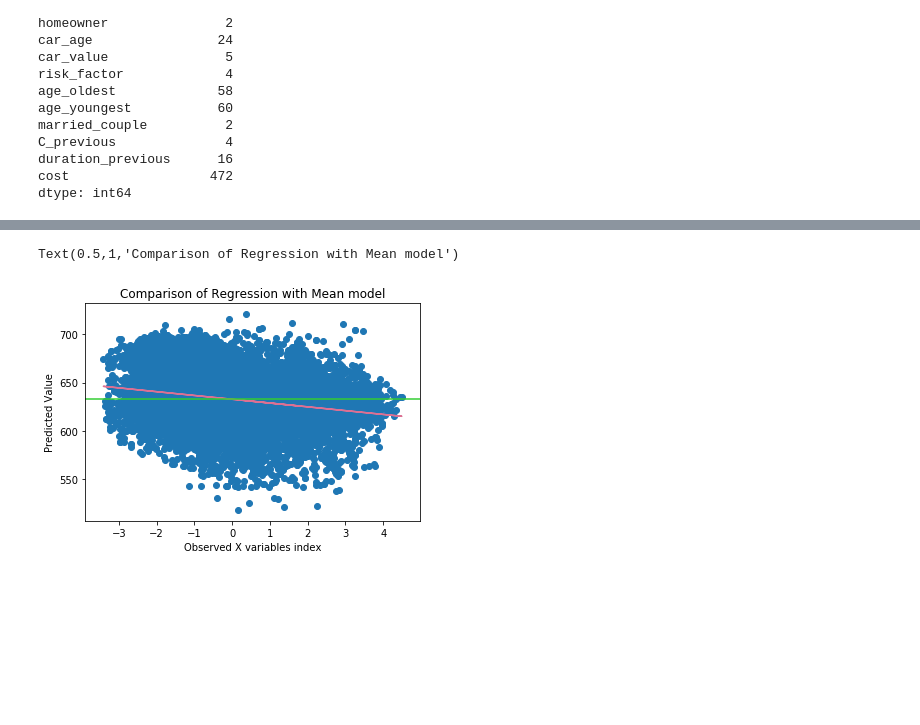
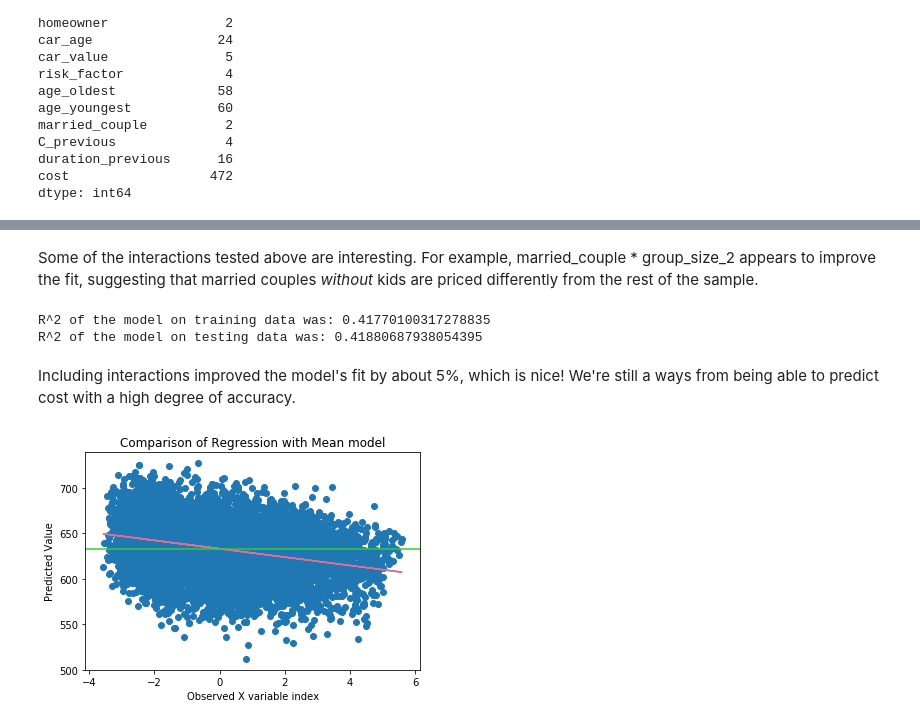
Before and after one commit to drewmalter12/AI-ML_Workshop, a Jupyter notebook: lab-regression-insurance.ipynb, the cells around one changed output, grey strips where cells are left out. Drawn from its saved outputs; the diff is of its cells as text; code cells hidden in the pictures; blank space fills up the shorter version.

Commit message:
add Bokeh and interactions

```diff
--- a/lab-regression-insurance.ipynb
+++ b/lab-regression-insurance.ipynb
@@ -340,6 +347,6 @@ df = pd.get_dummies(df,
 # %%
 y = df['cost']
-X = df.drop(columns=['cost', 'location', 'shopping_pt', 'age_youngest'])
+X = df.drop(columns=['cost', 'location', 'shopping_pt', 'age_youngest', 'day'])
 # %%
 lm = linear_model.LinearRegression()
 
@@ -397,7 +404,7 @@ strong multicollinearity or other numerical problems.
 import pylab
 import scipy.stats as stats
 
-idx = np.random.choice(X_train.index, 10000, replace=False)
+idx = np.random.choice(X_train.index, 1000, replace=False)
 
 x_train_sample = X_train.ix[idx]
 y_train_sample = y_train.ix[idx]
@@ -416,36 +459,72 @@ pylab.show()
+# %% [markdown]
+Some of the interactions tested above are interesting.  For example, married_couple * group_size_2 appears to improve the fit, suggesting that married couples _without_ kids are priced differently from the rest of the sample.
+# %%
+# add top interaction terms from the previous step:
+X['married_g2'] = X['married_couple'] * X['group_size_2']
+X['duration_age_oldest'] = X['duration_previous'] * X['age_oldest']
+X['homeowner_age_oldest'] = X['homeowner'] * X['age_oldest']
+X['risk_factor_3_age_oldest'] = X['risk_factor_3'] * X['age_oldest']
+# %%
+# refit model with additional terms:
+X_train, X_test, y_train, y_test = train_test_split(X, y, test_size=0.2, random_state=101)
+
+#Fit the model :
+lm.fit(X_train, y_train)
+
+#Set predictions
+lm_train_pred = lm.predict(X_train)
+lm_test_pred = lm.predict(X_test)
+# %%
+# Check the fit:
+y_mn_train = np.mean(y_train)
+sst_train = sum((y_train - y_mn_train)**2)
+ssr_train = sum((lm_train_pred - y_train)**2)
+r2_train = 1 - (ssr_train / sst_train)
+
+y_mn_test = np.mean(y_test)
+sst_test = sum((y_test - y_mn_test)**2)
+ssr_test = sum((lm_test_pred - y_test)**2)
+r2_test = 1 - (ssr_test / sst_test)
+
+print('R^2 of the model on training data was: {}'.format(str(r2_train)))
+print('R^2 of the model on testing data was: {}'.format(str(r2_test)))
+# %% [output]
+R^2 of the model on training data was: 0.41770100317278835
+R^2 of the model on testing data was: 0.41880687938054395
+# %% [markdown]
+Including interactions improved the model's fit by about 5%, which is nice! We're still a ways from being able to predict cost with a high degree of accuracy.
 # %%
-# Do a quick PCA for plotting and compare predictions to dummy regressor:
+# PCA for plotting and compare predictions to dummy regressor:
 from sklearn.preprocessing import StandardScaler
 from sklearn.decomposition import PCA
 from sklearn.dummy import DummyRegressor
 
 idx = np.random.choice(X_train.index, 10000, replace=False)
 
 x_train_sample = X_train.ix[idx]
 y_train_sample = y_train.ix[idx]
 
 #Set predictions
 lm.fit(x_train_sample, y_train_sample)
 lm_train_pred_sample = lm.predict(x_train_sample)
 
 regdummy = DummyRegressor(strategy="mean")
 regdummy.fit(x_train_sample, y_train_sample)
 dummy_y = regdummy.predict(x_train_sample)
 
 scaler = StandardScaler()
 X_s = scaler.fit_transform(x_train_sample)
 
 pca = PCA(n_components=1)
 pca.fit(X_s)
 X_pca = pca.fit_transform(X_s)
 
 m, b = np.polyfit(X_pca[:,0], lm_train_pred_sample, 1)
 plt.plot(X_pca, m*X_pca + b, "-", color="palevioletred")
 plt.axhline(y=regdummy.constant_, linestyle="-", color="limegreen")
 plt.scatter(X_pca[:,0], lm_train_pred_sample)
 plt.ylabel("Predicted Value")
-plt.xlabel("Observed X variables index")
-plt.title("Comparison of Regression with Mean model")
+plt.xlabel("Observed X variable index")
+_ = plt.title("Comparison of Regression with Mean model")
 # %% [output]
-Text(0.5,1,'Comparison of Regression with Mean model')
-[figure, old version]
+[figure, new version]
```
Also changed, not shown: parts of 14 cells of this notebook.
